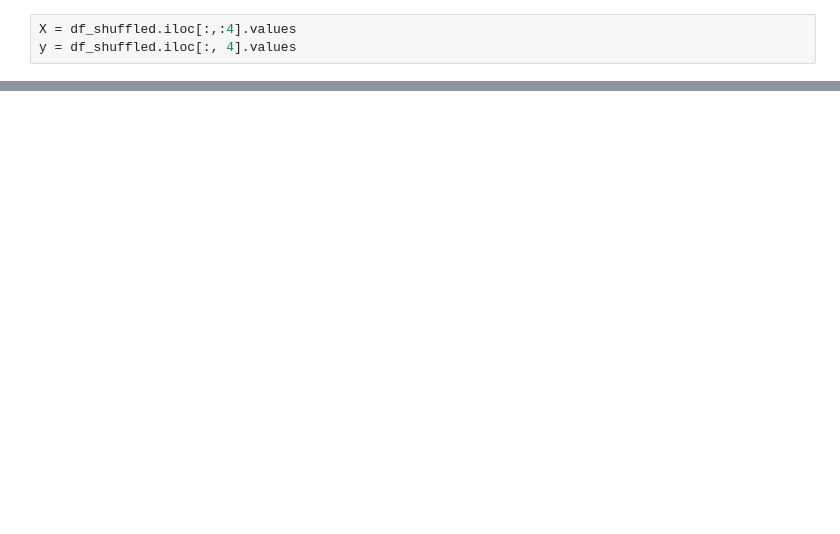
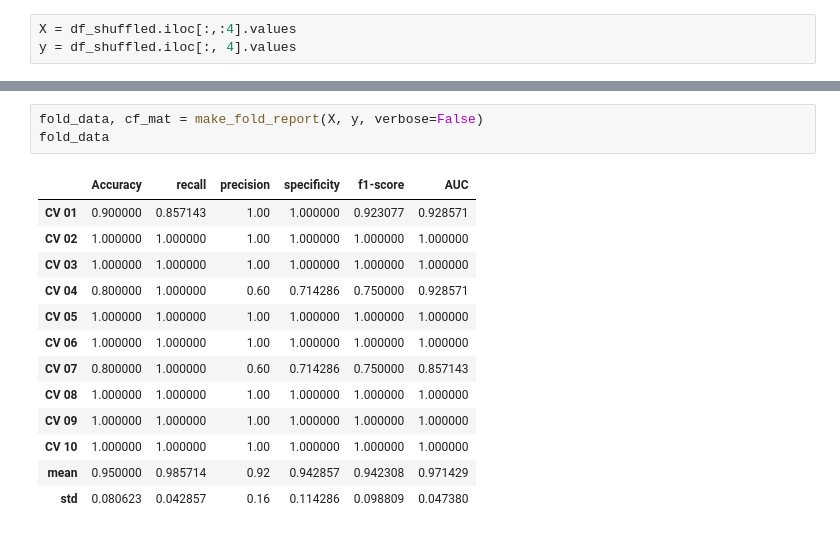
Before and after one commit to MH-Lee/IE503_HW, a Jupyter notebook: assignment5/IE503_Homework5_20196013_MyoungHoonLee.ipynb, the cells around one changed output, grey strips where cells are left out. Saved outputs shown, nothing was run; the diff lists cells and outputs as text; blank space fills up the shorter version.

```diff
--- a/assignment5/IE503_Homework5_20196013_MyoungHoonLee.ipynb
+++ b/assignment5/IE503_Homework5_20196013_MyoungHoonLee.ipynb
@@ -79,0 +78,17 @@ for tr, te in k_fold:
+# %%
+fold_data, cf_mat = make_fold_report(X, y, verbose=False)
+fold_data
+# %% [output]
+|  | Accuracy | recall | precision | specificity | f1-score | AUC |
+| CV 01 | 0.900000 | 0.857143 | 1.00 | 1.000000 | 0.923077 | 0.928571 |
+| CV 02 | 1.000000 | 1.000000 | 1.00 | 1.000000 | 1.000000 | 1.000000 |
+| CV 03 | 1.000000 | 1.000000 | 1.00 | 1.000000 | 1.000000 | 1.000000 |
+| CV 04 | 0.800000 | 1.000000 | 0.60 | 0.714286 | 0.750000 | 0.928571 |
+| CV 05 | 1.000000 | 1.000000 | 1.00 | 1.000000 | 1.000000 | 1.000000 |
+| CV 06 | 1.000000 | 1.000000 | 1.00 | 1.000000 | 1.000000 | 1.000000 |
+| CV 07 | 0.800000 | 1.000000 | 0.60 | 0.714286 | 0.750000 | 0.857143 |
+| CV 08 | 1.000000 | 1.000000 | 1.00 | 1.000000 | 1.000000 | 1.000000 |
+| CV 09 | 1.000000 | 1.000000 | 1.00 | 1.000000 | 1.000000 | 1.000000 |
+| CV 10 | 1.000000 | 1.000000 | 1.00 | 1.000000 | 1.000000 | 1.000000 |
+| mean | 0.950000 | 0.985714 | 0.92 | 0.942857 | 0.942308 | 0.971429 |
+| std | 0.080623 | 0.042857 | 0.16 | 0.114286 | 0.098809 | 0.047380 |
```
Also changed, not shown: parts of 46 cells of this notebook, 4 other files.
